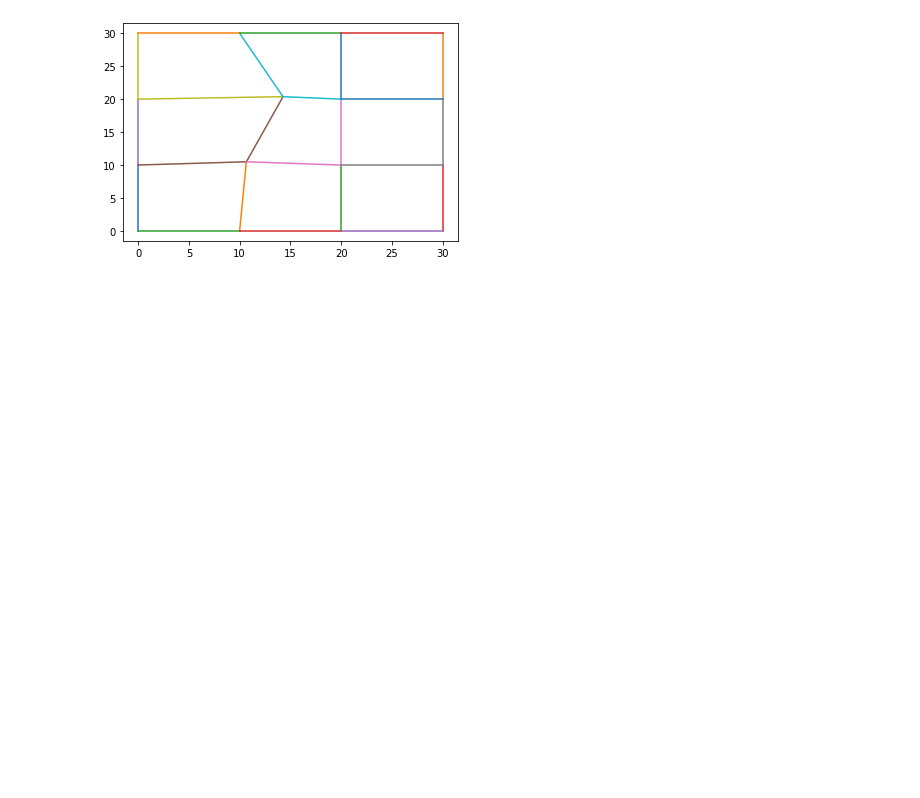
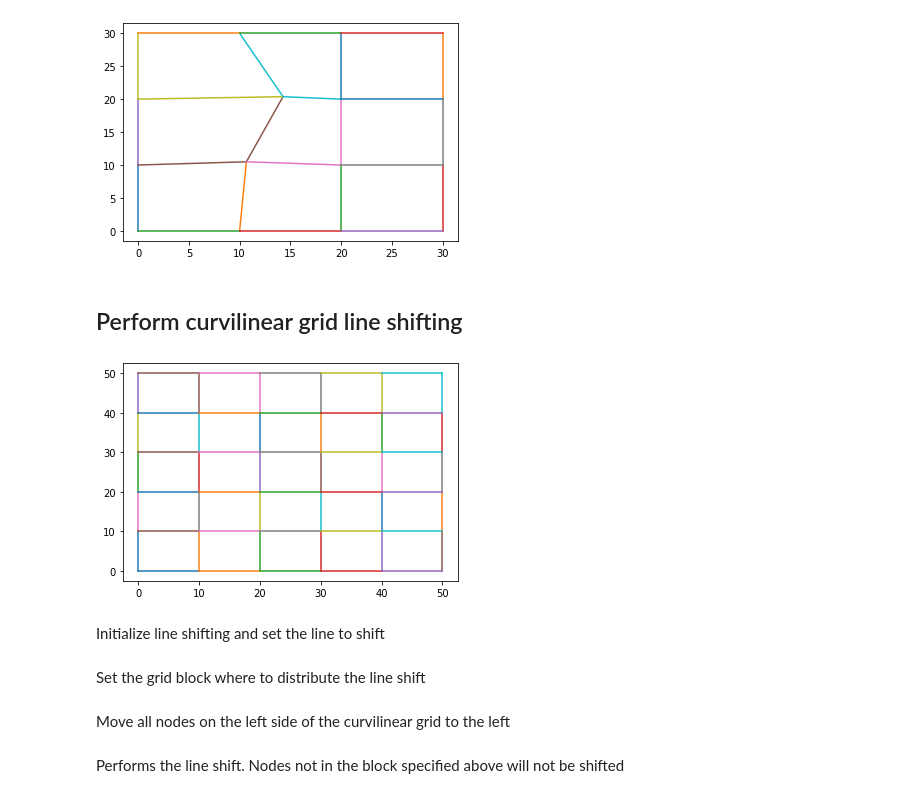
Before and after one commit to Deltares/MeshKernelPy, a Jupyter notebook: docs/examples/04_curvilineargrid_basics.ipynb, the cells around one changed output. Cells and saved outputs as stored; diff of their text form; code cells hidden in the pictures; blank space fills up the shorter version.

Commit message:
Add test_curvilinear_line_shift unit test Improve 04_curvilineargrid_basics.ipynb

```diff
--- a/docs/examples/04_curvilineargrid_basics.ipynb
+++ b/docs/examples/04_curvilineargrid_basics.ipynb
@@ -87,13 +87,13 @@ def create_mk_instance_with_curvilinear_grid_from_orthogonal_method():
 # %% [markdown]
 Define a function for creating an uniform curvilinear grid
 # %%
-def create_mk_instance_with_a_uniform_curvilinear_grid():
+def create_mk_instance_with_a_uniform_curvilinear_grid(num_columns =3, num_rows =3):
     r"""A local function for creating an instance of meshkernel with a uniform curvilinear grid.
     """
     # Create an instance of MakeGridParameters and set the values
     make_grid_parameters = MakeGridParameters()
-    make_grid_parameters.num_columns = 3
-    make_grid_parameters.num_rows = 3
+    make_grid_parameters.num_columns = num_columns
+    make_grid_parameters.num_rows = num_rows
     make_grid_parameters.angle = 0.0
     make_grid_parameters.block_size = 0.0
     make_grid_parameters.origin_x = 0.0
@@ -336,3 +336,14 @@ fig, ax = plt.subplots()
 curvilinear_grid.plot_edges(ax)
 # %% [output]
 [figure]
+# %% [markdown]
+## Perform curvilinear grid line shifting
+# %%
+mk = create_mk_instance_with_a_uniform_curvilinear_grid(5,5)
+curvilinear_grid = mk.curvilineargrid_get()
+fig, ax = plt.subplots()
+curvilinear_grid.plot_edges(ax)
+# %% [output]
+[figure, added]
+# %% [markdown]
+Initialize line shifting and set the line to shift
@@ -338,0 +353,2 @@ curvilinear_grid.plot_edges(ax)
+# %% [markdown]
+Set the grid block where to distribute the line shift
@@ -338,0 +357,2 @@ curvilinear_grid.plot_edges(ax)
+# %% [markdown]
+Move all nodes on the left side of the curvilinear grid to the left
@@ -338,0 +366,2 @@ curvilinear_grid.plot_edges(ax)
+# %% [markdown]
+Performs the line shift. Nodes not in the block specified above will not be shifted
```
Also changed, not shown: parts of 5 cells of this notebook, 1 other file.
